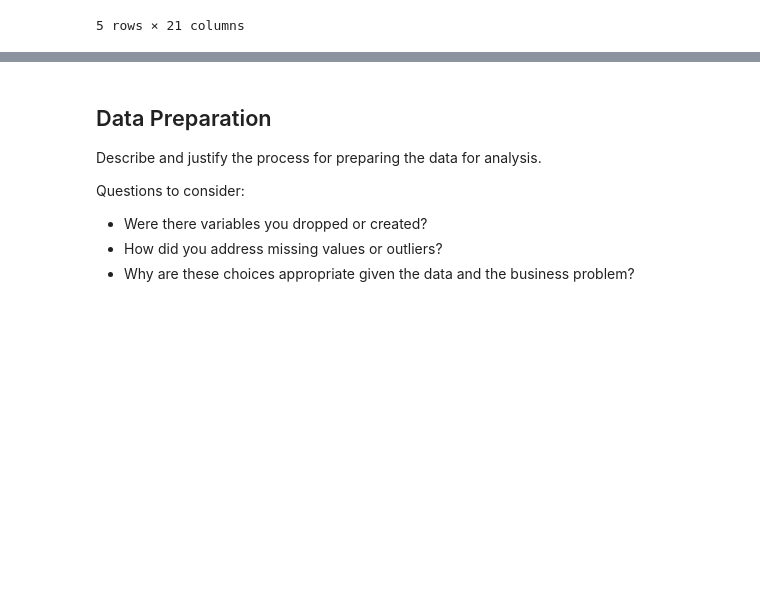
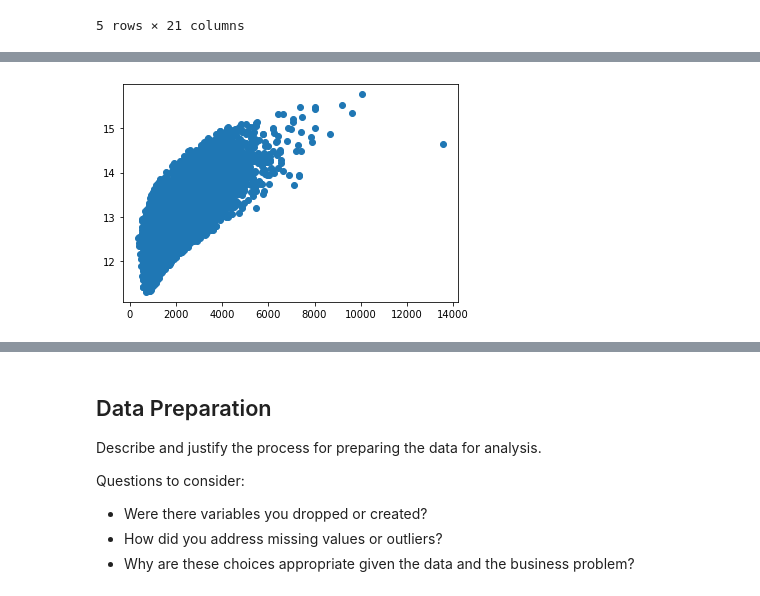
Before and after one commit to JenSans/Housing-Project, a Jupyter notebook: notebooks/Andrew/Andrew.ipynb, the cells around one changed output, grey strips where cells are left out. Cells and saved outputs as stored; diff of their text form; code cells hidden in the pictures; blank space fills up the shorter version.

```diff
--- a/notebooks/Andrew/Andrew.ipynb
+++ b/notebooks/Andrew/Andrew.ipynb
@@ -268,0 +227,4 @@ sum(train_df['sqft_living'] > q90)
+# %%
+plt.scatter(X_train['sqft_living'], log_y_train);
+# %% [output]
+[figure, added]
```
Also changed, not shown: parts of 85 cells of this notebook, 1 other file.
